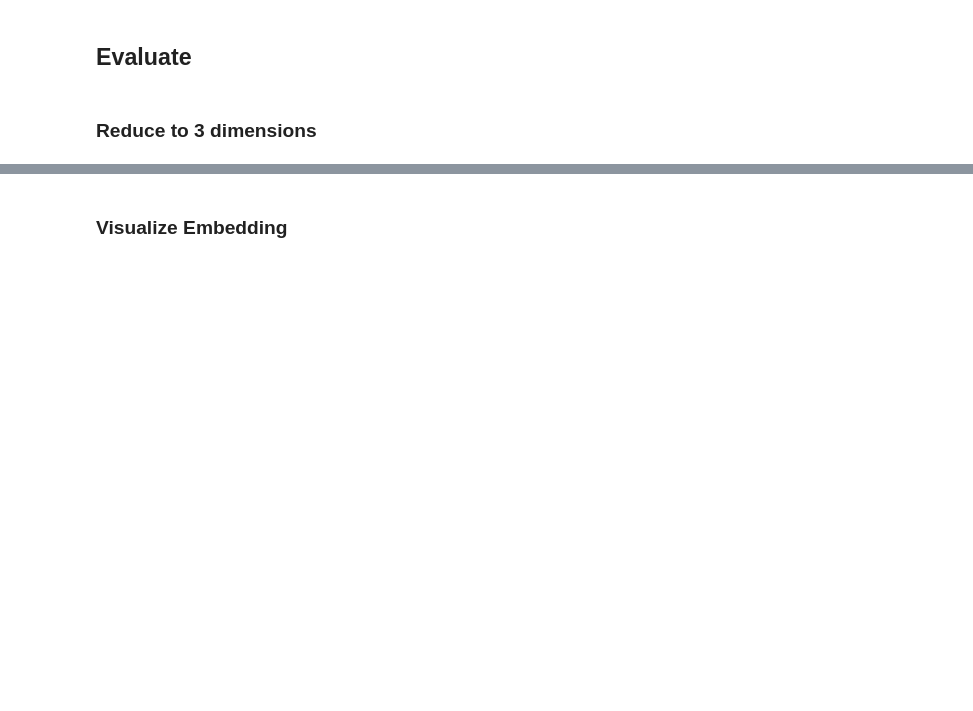
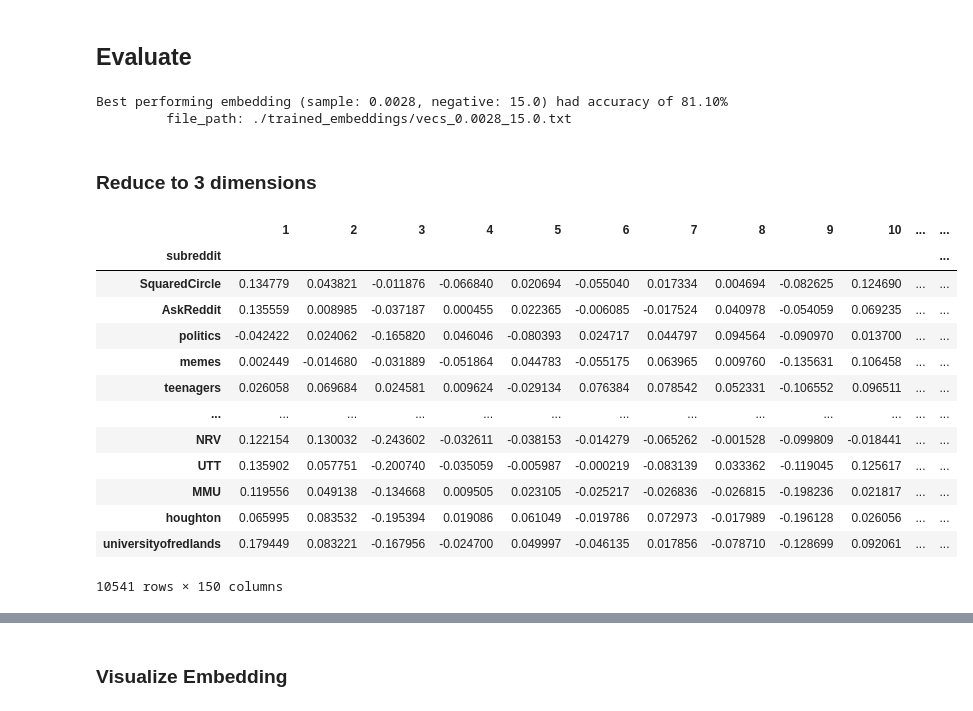
Before and after one commit to CSSLab/political-subreddits, a Jupyter notebook: Subreddit_Embedding_Atemporal.ipynb, the cells around one changed output, grey strips where cells are left out. Drawn from its saved outputs; the diff is of its cells as text; code cells hidden in the pictures; blank space fills up the shorter version.

```diff
--- a/Subreddit_Embedding_Atemporal.ipynb
+++ b/Subreddit_Embedding_Atemporal.ipynb
@@ -239,10 +159,10 @@ embedding_args = {
                     "size": 150,
                     "alpha": 0.18
                  }
-p1_vals = np.linspace(0.001,0.01,11)
+p1_vals = list(map(lambda x : format(x,'.4f'),np.linspace(0.001,0.01,11)))
 p2_vals = np.linspace(15,95,11)
 all_embeddings = [(p1,p2) for p1 in p1_vals for p2 in p2_vals]
-all_embeddings = all_embeddings[:-14]
+all_embeddings = all_embeddings
 embeddings = list(map(lambda tp : generate_embedding(p1=tp[0],p2=tp[1],**embedding_args), tqdm(all_embeddings)))
 # %%
 embedding_dfs = list(map(lambda e : load_embedding(e,split=False), tqdm(embeddings)))
@@ -260,13 +180,12 @@ def get_score(embedding):
 assesment_scores = list(map(get_score,tqdm(embedding_dfs)))
 assesment_scores
 # %%
-vals = np.zeros((len(p1_vals),len(p2_vals)))
-for ind,val in enumerate(assesment_scores):
-    col = ind//len(p1_vals)
-    row = ind%len(p2_vals)
-    vals[row,col] = val
+m = np.argmax(assesment_scores)
+print("Best performing embedding (sample: {}, negative: {}) had accuracy of {:.2f}%\n\t file_path: {}".format(*all_embeddings[m],assesment_scores[m],embeddings[m]))
 
-data = go.Heatmap(z=vals,y=p1_vals,x=p2_vals)
+grid = np.array(assesment_scores).reshape((len(p1_vals), len(p1_vals)))
+
+data = go.Heatmap(z=grid,y=np.array(p1_vals).astype(float),x=p2_vals, zmin=0, zmax=100)
 
 layout = {
     "title": "Community Embedding Analogy Accuracy",
@@ -275,9 +194,29 @@ layout = {
 }
 fig = go.Figure(data=data,layout=layout)
 fig.write_html("visualizations/accuracy.html")
-fig.show()
+# %% [output]
+Best performing embedding (sample: 0.0028, negative: 15.0) had accuracy of 81.10%
+         file_path: ./trained_embeddings/vecs_0.0028_15.0.txt
 # %% [markdown]
 ### Reduce to 3 dimensions
+# %%
+best_embedding = embedding_dfs[m]
+best_embedding
+# %% [output]
+|  | 1 | 2 | 3 | 4 | 5 | 6 | 7 | 8 | 9 | 10 | ... | ... |
+| subreddit |  |  |  |  |  |  |  |  |  |  |  | ... |
+| SquaredCircle | 0.134779 | 0.043821 | -0.011876 | -0.066840 | 0.020694 | -0.055040 | 0.017334 | 0.004694 | -0.082625 | 0.124690 | ... | ... |
+| AskReddit | 0.135559 | 0.008985 | -0.037187 | 0.000455 | 0.022365 | -0.006085 | -0.017524 | 0.040978 | -0.054059 | 0.069235 | ... | ... |
+| politics | -0.042422 | 0.024062 | -0.165820 | 0.046046 | -0.080393 | 0.024717 | 0.044797 | 0.094564 | -0.090970 | 0.013700 | ... | ... |
+| memes | 0.002449 | -0.014680 | -0.031889 | -0.051864 | 0.044783 | -0.055175 | 0.063965 | 0.009760 | -0.135631 | 0.106458 | ... | ... |
+| teenagers | 0.026058 | 0.069684 | 0.024581 | 0.009624 | -0.029134 | 0.076384 | 0.078542 | 0.052331 | -0.106552 | 0.096511 | ... | ... |
+| ... | ... | ... | ... | ... | ... | ... | ... | ... | ... | ... | ... | ... |
+| NRV | 0.122154 | 0.130032 | -0.243602 | -0.032611 | -0.038153 | -0.014279 | -0.065262 | -0.001528 | -0.099809 | -0.018441 | ... | ... |
+| UTT | 0.135902 | 0.057751 | -0.200740 | -0.035059 | -0.005987 | -0.000219 | -0.083139 | 0.033362 | -0.119045 | 0.125617 | ... | ... |
+| MMU | 0.119556 | 0.049138 | -0.134668 | 0.009505 | 0.023105 | -0.025217 | -0.026836 | -0.026815 | -0.198236 | 0.021817 | ... | ... |
+| houghton | 0.065995 | 0.083532 | -0.195394 | 0.019086 | 0.061049 | -0.019786 | 0.072973 | -0.017989 | -0.196128 | 0.026056 | ... | ... |
+| universityofredlands | 0.179449 | 0.083221 | -0.167956 | -0.024700 | 0.049997 | -0.046135 | 0.017856 | -0.078710 | -0.128699 | 0.092061 | ... | ... |
+10541 rows × 150 columns
 # %%
 from sklearn.decomposition import PCA
 # PCA Dim Reduction
```
Also changed, not shown: parts of 14 cells of this notebook, 3 other files.
